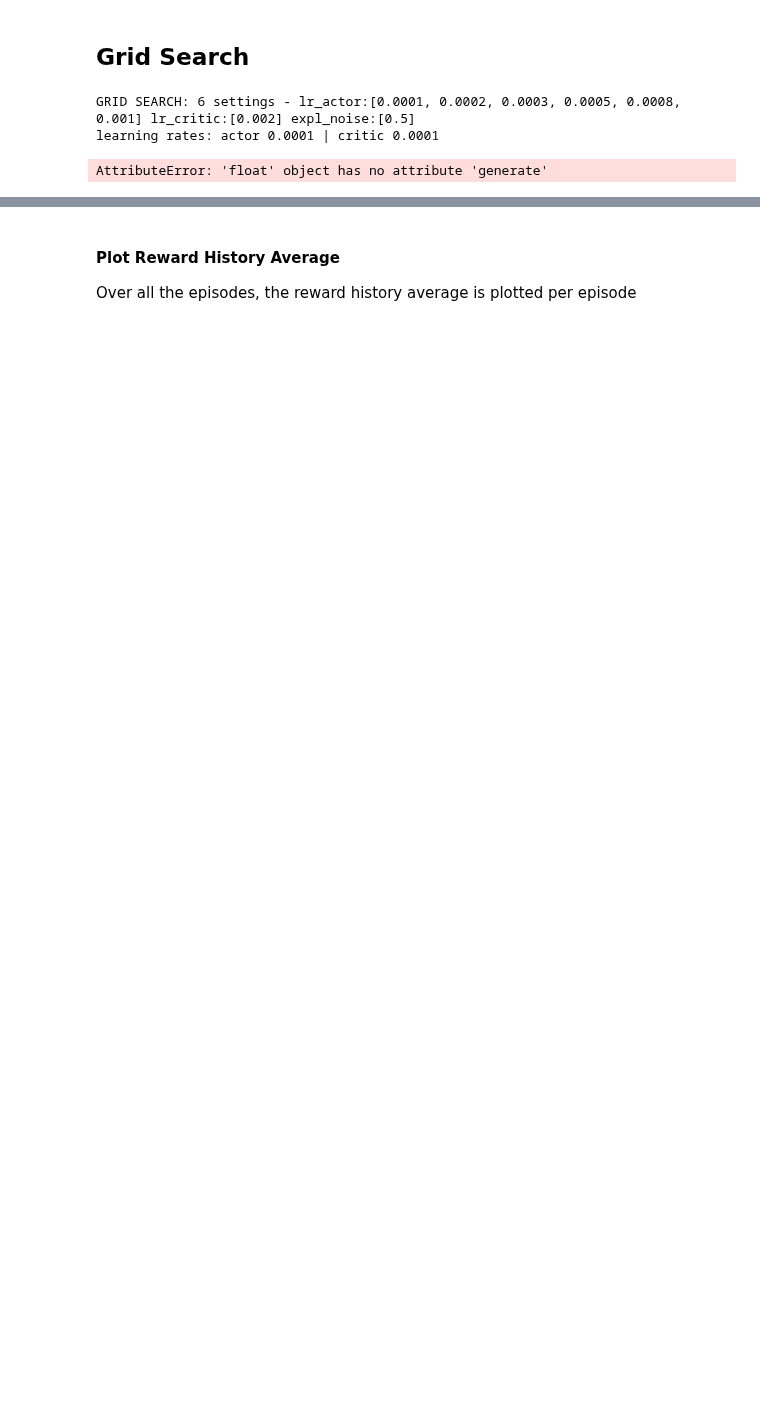
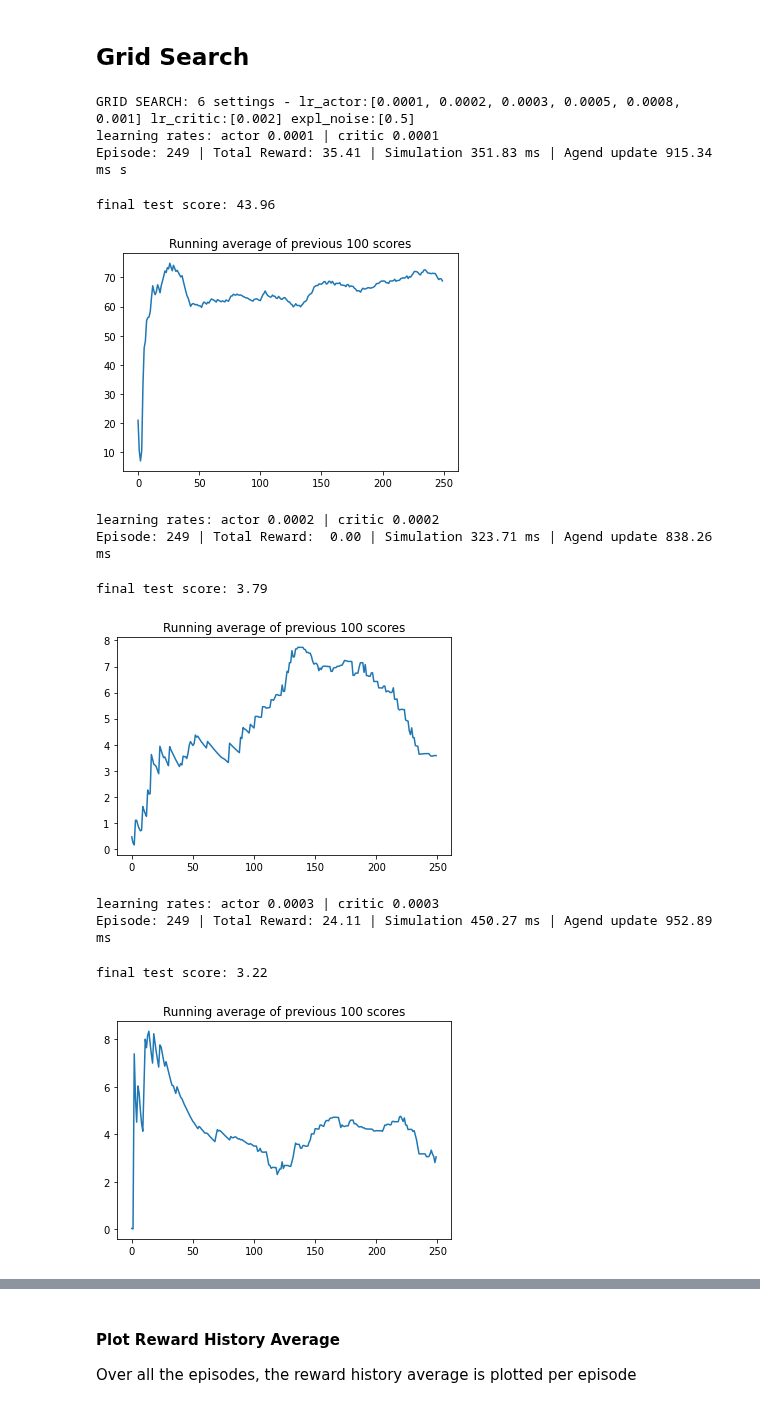
Before and after one commit to Sven-J-Steinert/Rocket-Hopper-DDPG, a Jupyter notebook: ddpg.ipynb, the cells around one changed output, grey strips where cells are left out. Drawn from its saved outputs; the diff is of its cells as text; code cells hidden in the pictures; blank space fills up the shorter version.

```diff
--- a/ddpg.ipynb
+++ b/ddpg.ipynb
@@ -677,33 +679,43 @@ plot(logs[random.randint(0, len(logs)-1)])
 # %%
 range_lr_actor =  [0.0001,0.0002,0.0003,0.0005,0.0008,0.001]
 range_lr_critic = [0.002]
-range_expl_noise = [0.5] #np.linspace(0.3,0.6,3)
+# range_expl_noise = [0.5] #np.linspace(0.3,0.6,3)
 m = len(range_lr_actor)*len(range_lr_critic)*len(range_expl_noise)
 print(f'GRID SEARCH: {m} settings - lr_actor:{range_lr_actor} lr_critic:{range_lr_critic} expl_noise:{range_expl_noise}')
 
 settings = []
 scores = []
 
 # grid search
 for lr_a in range_lr_actor:
     for lr_c in range_lr_critic:
         lr_c = lr_a # same learning rate
-        for expl_noise in range_expl_noise:
-            # set variables
-            learning_rate_actor = lr_a
-            learning_rate_critic = lr_c
-            exploration_noise = expl_noise
+        # for expl_noise in range_expl_noise:
+        # set variables
+        learning_rate_actor = lr_a
+        learning_rate_critic = lr_c
+        # exploration_noise = expl_noise
 
-            settings.append([lr_a,lr_c,expl_noise])
+        settings.append([lr_a,lr_c,exploration_noise])
 
-            # ========================
-            agent, log, score_hist = train(logging=True)
-            # =================
-            score = test(agent)
-            scores.append(score)
-            plot_learning_curve(range(len(score_hist)), score_hist)
-            print()
+        # ========================
+        agent, log, score_hist = train(logging=True)
+        # =================
+        score = test(agent)
+        scores.append(score)
+        plot_learning_curve(range(len(score_hist)), score_hist)
+        print()
 # %% [output]
 GRID SEARCH: 6 settings - lr_actor:[0.0001, 0.0002, 0.0003, 0.0005, 0.0008, 0.001] lr_critic:[0.002] expl_noise:[0.5]
 learning rates: actor 0.0001 | critic 0.0001
+Episode: 249 | Total Reward: 35.41 | Simulation 351.83 ms | Agend update 915.34 ms s
-AttributeError: 'float' object has no attribute 'generate'
+final test score: 43.96
+[figure, added]
+learning rates: actor 0.0002 | critic 0.0002
+Episode: 249 | Total Reward:  0.00 | Simulation 323.71 ms | Agend update 838.26 ms
+final test score: 3.79
+[figure, added]
+learning rates: actor 0.0003 | critic 0.0003
+Episode: 249 | Total Reward: 24.11 | Simulation 450.27 ms | Agend update 952.89 ms
+final test score: 3.22
+[figure, added]
```
Also changed, not shown: parts of 11 cells of this notebook, 1 other file.
